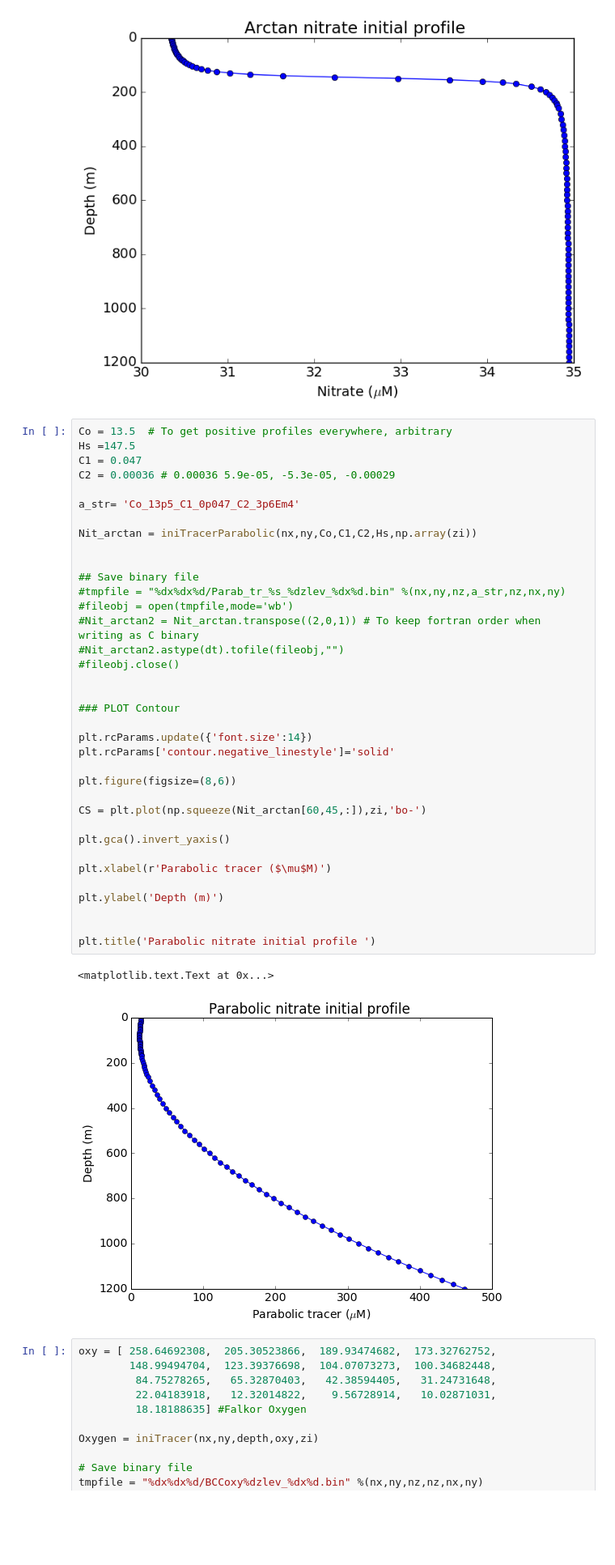
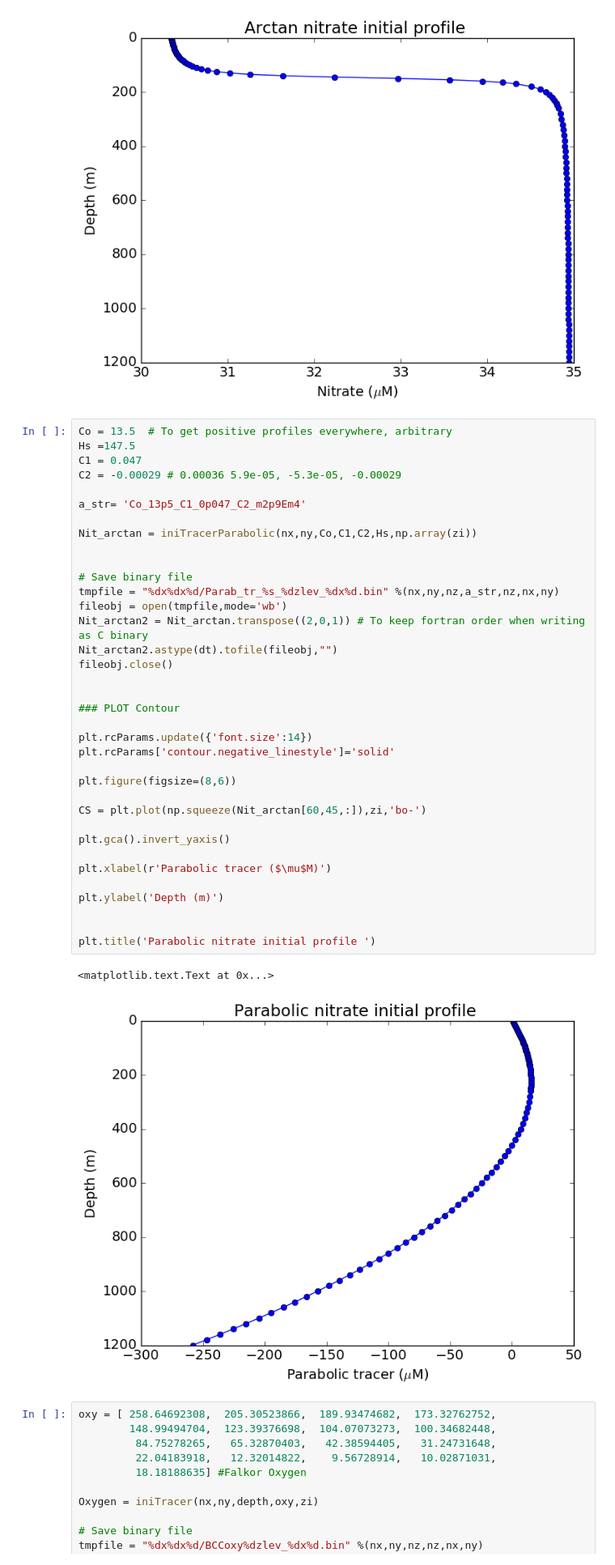
Before and after one commit to UBC-MOAD/buildcanyon, a Jupyter notebook: Stratification/GenerateTSNutrientIniCond.ipynb, the cells around one changed output. Shown at 81% size. Drawn from its saved outputs; the diff is of its cells as text; blank space fills up the shorter version.

Commit message:
Generated files for parabolic profiles

```diff
--- a/Stratification/GenerateTSNutrientIniCond.ipynb
+++ b/Stratification/GenerateTSNutrientIniCond.ipynb
@@ -323,42 +323,42 @@ plt.title('Arctan nitrate initial profile ')
 # %%
 Co = 13.5  # To get positive profiles everywhere, arbitrary
 Hs =147.5
 C1 = 0.047
-C2 = 0.00036 # 0.00036 5.9e-05, -5.3e-05, -0.00029
+C2 = -0.00029 # 0.00036 5.9e-05, -5.3e-05, -0.00029
 
-a_str= 'Co_13p5_C1_0p047_C2_3p6Em4'
+a_str= 'Co_13p5_C1_0p047_C2_m2p9Em4'
 
 Nit_arctan = iniTracerParabolic(nx,ny,Co,C1,C2,Hs,np.array(zi))
 
 
-## Save binary file
-#tmpfile = "%dx%dx%d/Parab_tr_%s_%dzlev_%dx%d.bin" %(nx,ny,nz,a_str,nz,nx,ny)
-#fileobj = open(tmpfile,mode='wb')
-#Nit_arctan2 = Nit_arctan.transpose((2,0,1)) # To keep fortran order when writing as C binary
-#Nit_arctan2.astype(dt).tofile(fileobj,"")
-#fileobj.close()
+# Save binary file
+tmpfile = "%dx%dx%d/Parab_tr_%s_%dzlev_%dx%d.bin" %(nx,ny,nz,a_str,nz,nx,ny)
+fileobj = open(tmpfile,mode='wb')
+Nit_arctan2 = Nit_arctan.transpose((2,0,1)) # To keep fortran order when writing as C binary
+Nit_arctan2.astype(dt).tofile(fileobj,"")
+fileobj.close()
 
 
 ### PLOT Contour
 
 plt.rcParams.update({'font.size':14})
 plt.rcParams['contour.negative_linestyle']='solid'
 
 plt.figure(figsize=(8,6))
 
 CS = plt.plot(np.squeeze(Nit_arctan[60,45,:]),zi,'bo-')
 
 plt.gca().invert_yaxis()
 
 plt.xlabel(r'Parabolic tracer ($\mu$M)')
 
 plt.ylabel('Depth (m)')
 
 
 plt.title('Parabolic nitrate initial profile ')
 # %% [output]
 <matplotlib.text.Text at 0x...>
-[figure, old version]
+[figure, new version]
 # %%
 oxy = [ 258.64692308,  205.30523866,  189.93474682,  173.32762752,
         148.99494704,  123.39376698,  104.07073273,  100.34682448,
```
Also changed, not shown: 1 other file.
